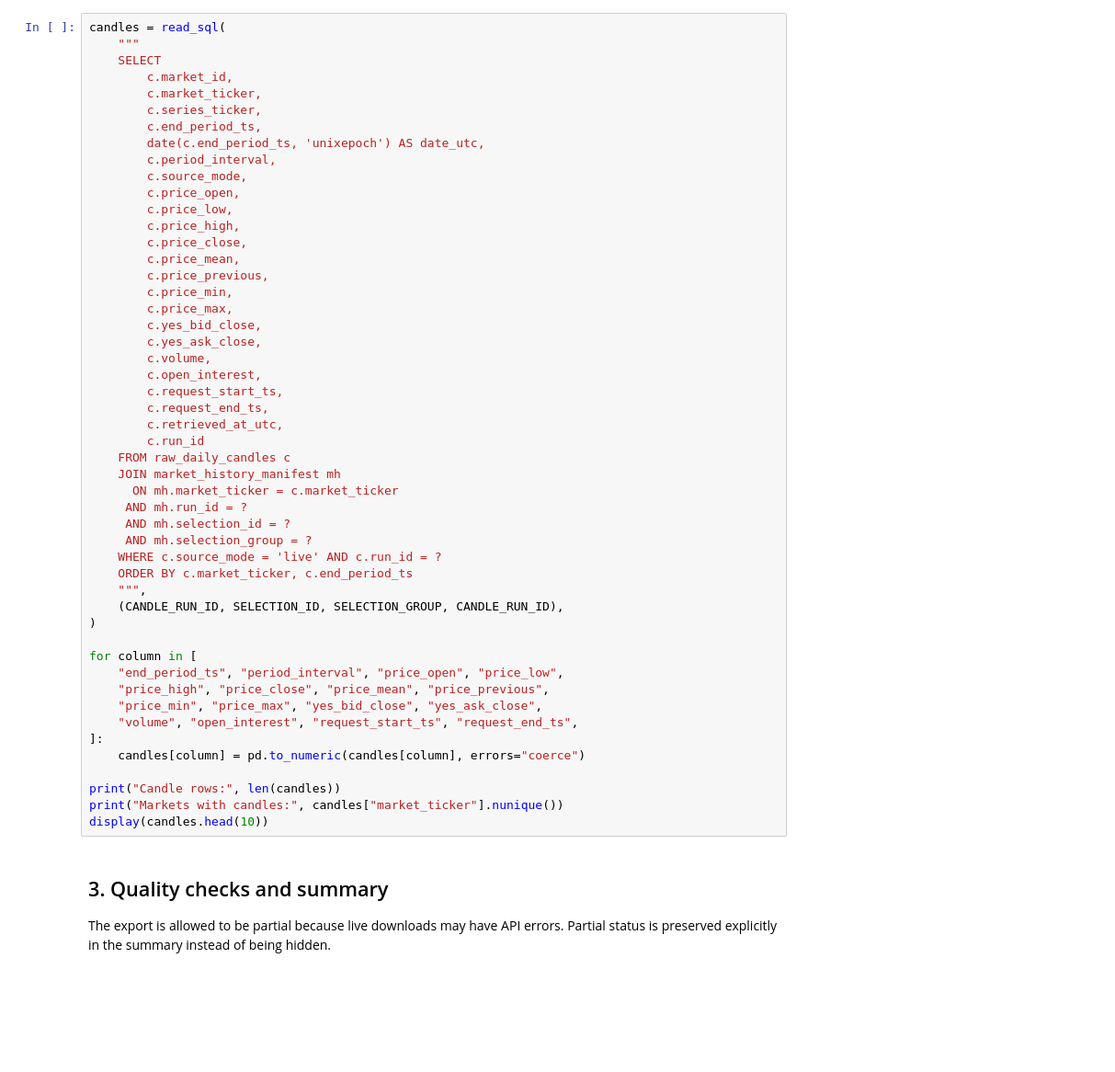
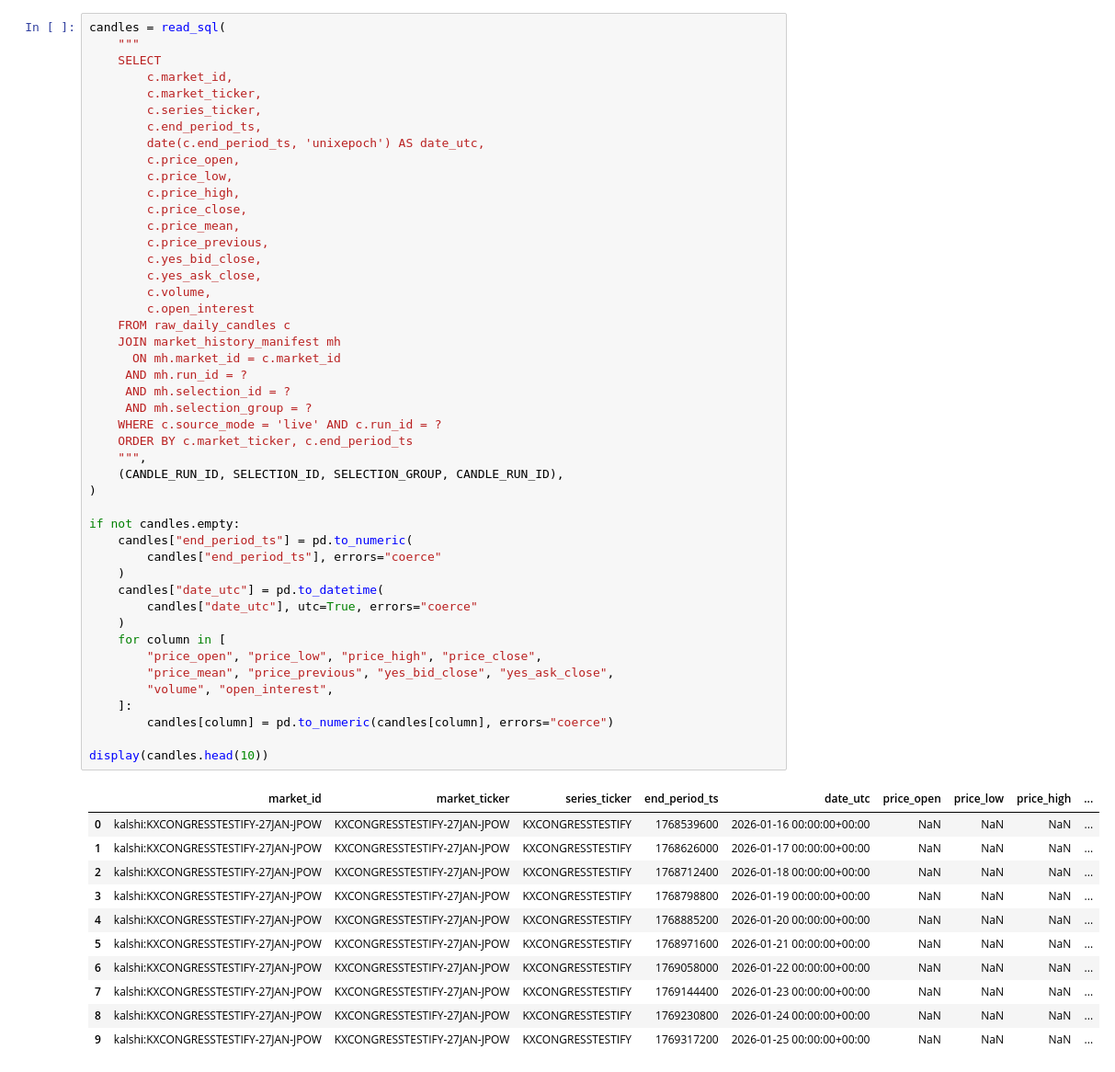
Before and after one commit to sneddy/daily_export, a Jupyter notebook: notebooks/daily_data_diagnostic.ipynb, the cells around one changed output. Shown at 92% size. Cells and saved outputs as stored; diff of their text form; blank space fills up the shorter version.

```diff
--- a/notebooks/daily_data_diagnostic.ipynb
+++ b/notebooks/daily_data_diagnostic.ipynb
@@ -209,53 +219,57 @@ The time-series export is intentionally small and presentation-oriented. It keep
 candles = read_sql(
     """
     SELECT
         c.market_id,
         c.market_ticker,
         c.series_ticker,
         c.end_period_ts,
         date(c.end_period_ts, 'unixepoch') AS date_utc,
-        c.period_interval,
-        c.source_mode,
         c.price_open,
         c.price_low,
         c.price_high,
         c.price_close,
         c.price_mean,
         c.price_previous,
-        c.price_min,
-        c.price_max,
         c.yes_bid_close,
         c.yes_ask_close,
         c.volume,
-        c.open_interest,
-        c.request_start_ts,
-        c.request_end_ts,
-        c.retrieved_at_utc,
-        c.run_id
+        c.open_interest
     FROM raw_daily_candles c
     JOIN market_history_manifest mh
-      ON mh.market_ticker = c.market_ticker
+      ON mh.market_id = c.market_id
      AND mh.run_id = ?
      AND mh.selection_id = ?
      AND mh.selection_group = ?
     WHERE c.source_mode = 'live' AND c.run_id = ?
     ORDER BY c.market_ticker, c.end_period_ts
     """,
     (CANDLE_RUN_ID, SELECTION_ID, SELECTION_GROUP, CANDLE_RUN_ID),
 )
 
-for column in [
-    "end_period_ts", "period_interval", "price_open", "price_low",
-    "price_high", "price_close", "price_mean", "price_previous",
-    "price_min", "price_max", "yes_bid_close", "yes_ask_close",
-    "volume", "open_interest", "request_start_ts", "request_end_ts",
-]:
-    candles[column] = pd.to_numeric(candles[column], errors="coerce")
+if not candles.empty:
+    candles["end_period_ts"] = pd.to_numeric(
+        candles["end_period_ts"], errors="coerce"
+    )
+    candles["date_utc"] = pd.to_datetime(
+        candles["date_utc"], utc=True, errors="coerce"
+    )
+    for column in [
+        "price_open", "price_low", "price_high", "price_close",
+        "price_mean", "price_previous", "yes_bid_close", "yes_ask_close",
+        "volume", "open_interest",
+    ]:
+        candles[column] = pd.to_numeric(candles[column], errors="coerce")
 
-print("Candle rows:", len(candles))
-print("Markets with candles:", candles["market_ticker"].nunique())
 display(candles.head(10))
+# %% [output]
+|  | market_id | market_ticker | series_ticker | end_period_ts | date_utc | price_open | price_low | price_high | ... |
+| 0 | kalshi:KXCONGRESSTESTIFY-27JAN-JPOW | KXCONGRESSTESTIFY-27JAN-JPOW | KXCONGRESSTESTIFY | 1768539600 | 2026-01-16 00:00:00+00:00 | NaN | NaN | NaN | ... |
+| 1 | kalshi:KXCONGRESSTESTIFY-27JAN-JPOW | KXCONGRESSTESTIFY-27JAN-JPOW | KXCONGRESSTESTIFY | 1768626000 | 2026-01-17 00:00:00+00:00 | NaN | NaN | NaN | ... |
+| 2 | kalshi:KXCONGRESSTESTIFY-27JAN-JPOW | KXCONGRESSTESTIFY-27JAN-JPOW | KXCONGRESSTESTIFY | 1768712400 | 2026-01-18 00:00:00+00:00 | NaN | NaN | NaN | ... |
+| 3 | kalshi:KXCONGRESSTESTIFY-27JAN-JPOW | KXCONGRESSTESTIFY-27JAN-JPOW | KXCONGRESSTESTIFY | 1768798800 | 2026-01-19 00:00:00+00:00 | NaN | NaN | NaN | ... |
+| 4 | kalshi:KXCONGRESSTESTIFY-27JAN-JPOW | KXCONGRESSTESTIFY-27JAN-JPOW | KXCONGRESSTESTIFY | 1768885200 | 2026-01-20 00:00:00+00:00 | NaN | NaN | NaN | ... |
+| 5 | kalshi:KXCONGRESSTESTIFY-27JAN-JPOW | KXCONGRESSTESTIFY-27JAN-JPOW | KXCONGRESSTESTIFY | 1768971600 | 2026-01-21 00:00:00+00:00 | NaN | NaN | NaN | ... |
+| 6 | kalshi:KXCONGRESSTESTIFY-27JAN-JPOW | KXCONGRESSTESTIFY-27JAN-JPOW | KXCONGRESSTESTIFY | 1769058000 | 2026-01-22 00:00:00+00:00 | NaN | NaN | NaN | ... |
+| 7 | kalshi:KXCONGRESSTESTIFY-27JAN-JPOW | KXCONGRESSTESTIFY-27JAN-JPOW | KXCONGRESSTESTIFY | 1769144400 | 2026-01-23 00:00:00+00:00 | NaN | NaN | NaN | ... |
+| 8 | kalshi:KXCONGRESSTESTIFY-27JAN-JPOW | KXCONGRESSTESTIFY-27JAN-JPOW | KXCONGRESSTESTIFY | 1769230800 | 2026-01-24 00:00:00+00:00 | NaN | NaN | NaN | ... |
+| 9 | kalshi:KXCONGRESSTESTIFY-27JAN-JPOW | KXCONGRESSTESTIFY-27JAN-JPOW | KXCONGRESSTESTIFY | 1769317200 | 2026-01-25 00:00:00+00:00 | NaN | NaN | NaN | ... |
-# %% [markdown]
-## 3. Quality checks and summary
-
-The export is allowed to be partial because live downloads may have API errors. Partial status is preserved explicitly in the summary instead of being hidden.
```
Also changed, not shown: parts of 20 cells of this notebook, 26 other files.
